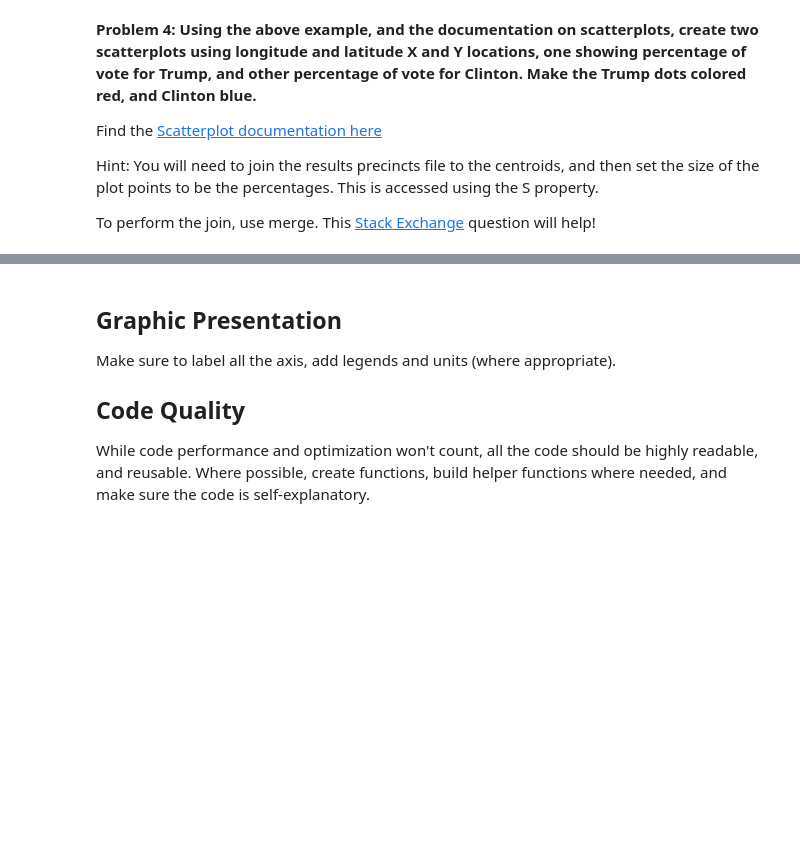
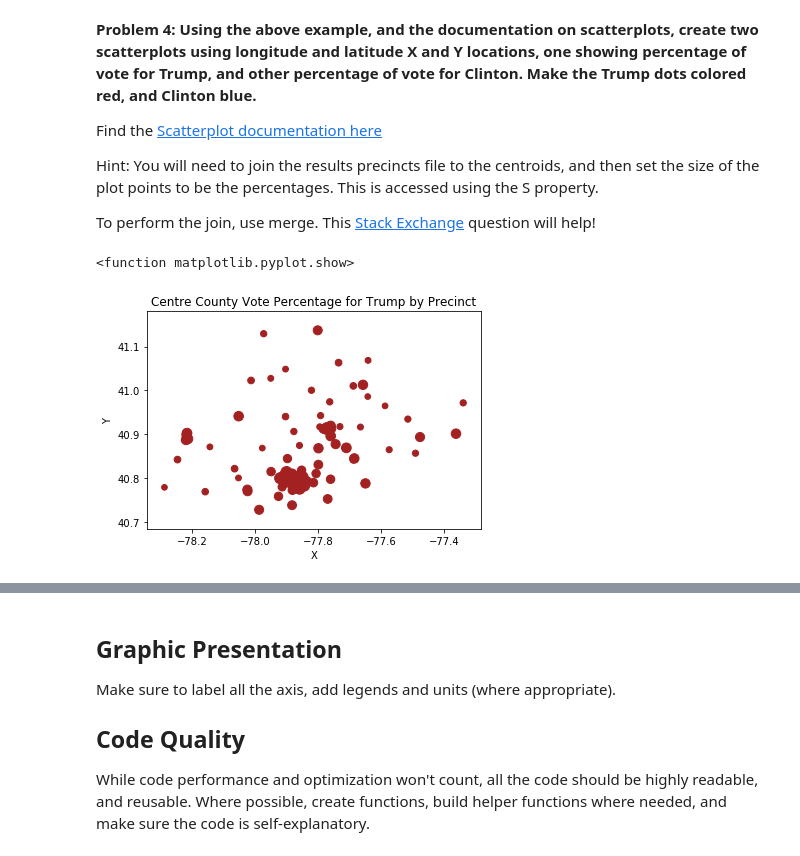
Before and after one commit to jttarleton/big-data-spring2017, a Jupyter notebook: week3/PSET_2_Pandas.ipynb, the cells around one changed output, grey strips where cells are left out. Drawn from its saved outputs; the diff is of its cells as text; code cells hidden in the pictures; blank space fills up the shorter version.

```diff
--- a/week3/PSET_2_Pandas.ipynb
+++ b/week3/PSET_2_Pandas.ipynb
@@ -152,0 +155,18 @@ Hint, you will have to load the precinct level result data into Pandas, then per
+# %%
+# Difference between registered voters to the party and results.
+# Add your code below:
+
+# Read Election Results data and create a table for Precinct 42
+df_results = pd.read_table('data/centrecounty_precinct_results_nov2016.txt', sep=',', low_memory=False)
+
+df_precinct = df_results[(df_results['PrecNo'] == 42.0) & (df_results['Contest'] == 'PRESIDENTIAL ELECTORS')]
+
+df_filter = df_precinct[['Party','Count']]
+df_filter.set_index('Party', drop=True, inplace=True)
+
+parties = ['Democrat', 'Republican', 'Other']
+values = np.array([df_filter[(df_filter.index == 'DEMOCRATIC')].Count.item(),df_filter[(df_filter.index == 'REPUBLICAN')].Count.item(),df_filter[(df_filter.index != 'DEMOCRATIC') & (df_filter.index != 'REPUBLICAN')].Count.sum()])
+df_partyresults = pd.DataFrame(values,index=parties,columns=list('N'))
+df_partyresults.columns = ['Count']
+df_partyresults.index.names = ["Party"]
+df_partyresults
@@ -188,0 +268,37 @@ To perform the join, use merge. This [Stack Exchange](http://stackoverflow.com/q
+# %%
+# Map 1: Votes for Trump
+# Add your code below:
+
+#need precinct no, x & y, pctcnt for contest presidential electors
+
+#Filtering results by contest and candidate to get only Trump
+df_prespct = df_results[(df_results['Contest'] == "PRESIDENTIAL ELECTORS")]
+
+df_trump = df_prespct[(df_prespct['Candidate'] == "DONALD J TRUMP,  PRESIDENT")]
+
+#Filtering further for only the precincts and Trumps winning percentages
+df_trumpfiltered = df_trump[["PrecNo","PctCnt"]].astype(int)
+
+#Changing the index to precinct
+df_trumpfiltered.set_index('PrecNo', drop=True, inplace=True)
+
+#Renaming the index
+df_trumpfiltered.index.names = ['Precint']
+
+#Filtering precinct locations to just get columns for X, Y, and precinct number
+df_precincts = df_precinct_locations[["X","Y","Precinct"]]
+
+#Setting the precinct location data frame index to precinct
+df_precincts.set_index('Precinct', drop=True, inplace=True)
+
+#Merging those puppies
+df_mergedtrump = df_precincts.merge(df_trumpfiltered, left_index=True, right_index=True)
+#Code for adding log to a column df_mergedtrumplog = df_mergedtrump.assign(log = np.log(df_mergedtrump['PctCnt']))
+
+df_mergedtrump.plot.scatter(x="X",y="Y", c="#a32121", s=df_mergedtrump['PctCnt']^100)
+
+plt.title('Centre County Vote Percentage for Trump by Precinct')
+plt.show
+# %% [output]
+<function matplotlib.pyplot.show>
+[figure, added]
```
Also changed, not shown: parts of 14 cells of this notebook.
